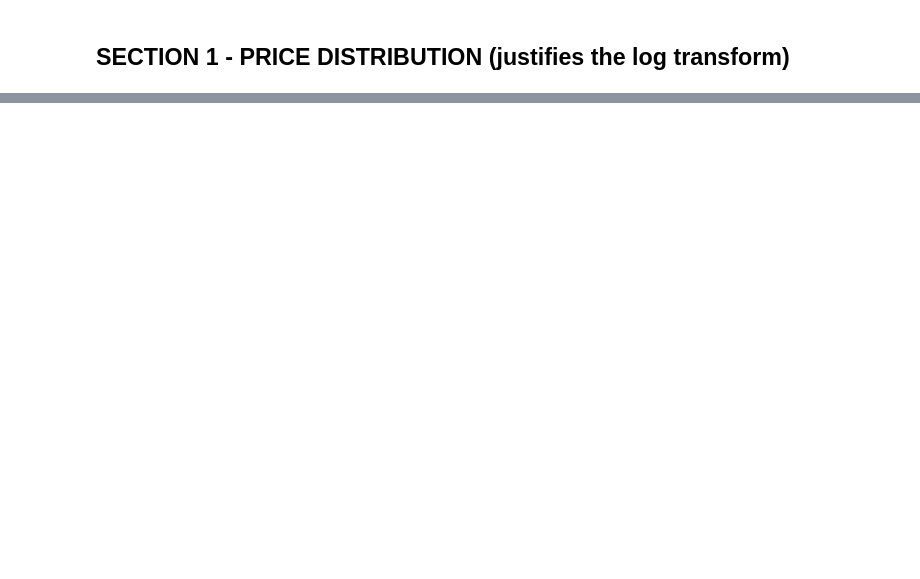
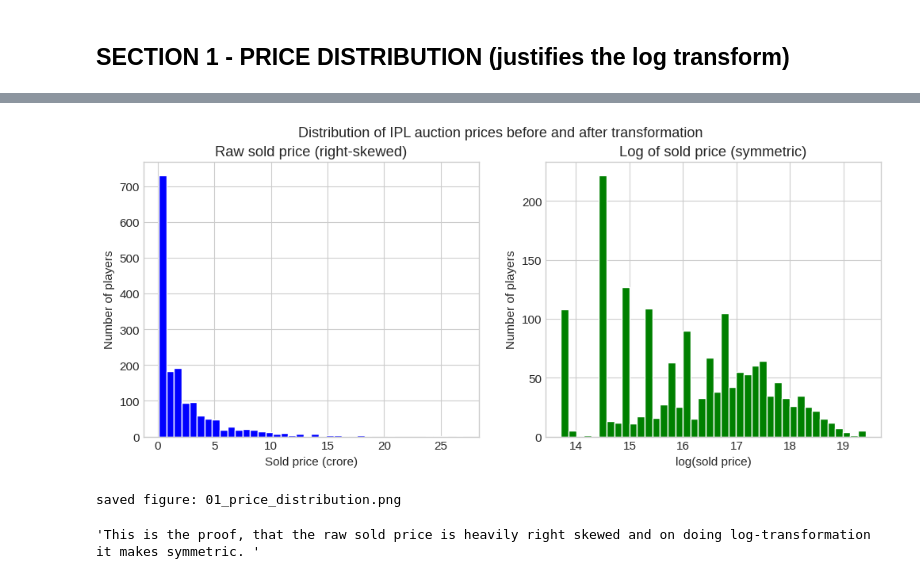
Before and after one commit to DarshilTheCoder/Final-Year-Project, a Jupyter notebook: pythoncodes/eda_ipl_auction.ipynb, the cells around one changed output, grey strips where cells are left out. Saved outputs shown, nothing was run; the diff lists cells and outputs as text; code cells hidden in the pictures; blank space fills up the shorter version.

```diff
--- a/pythoncodes/eda_ipl_auction.ipynb
+++ b/pythoncodes/eda_ipl_auction.ipynb
@@ -30,17 +12,9 @@ import matplotlib.pyplot as plt
 # %%
-# Absolute paths in your usual style. Edit the two lines to match your machine.
-# (A relative path like r"..\processed_data\..." also works if you run this
-#  file from your pythoncodes folder with processed_data as a sibling.)
-DATA_PATH = r"D:\DataEngineering\Final Year Project\processed_data\final_modelling_ready_dataset.csv"
-OUTPUT_DIR = r"D:\DataEngineering\Final Year Project\processed_data\eda_outputs"
 
-# Create the output folder if it does not exist yet
+DATA_PATH = r"/content/final_modelling_ready_dataset.csv"
+OUTPUT_DIR = r"/content/images"
+
 os.makedirs(OUTPUT_DIR, exist_ok=True)
-
-# Make the figures look clean (falls back to default if the style is missing)
-try:
-    plt.style.use("seaborn-v0_8-whitegrid")
-except Exception:
-    pass
-plt.rcParams["savefig.dpi"] = 200      # high resolution for the thesis
+plt.style.use("seaborn-v0_8-whitegrid")
+plt.rcParams["savefig.dpi"] = 200
 plt.rcParams["font.size"] = 11
@@ -92,16 +135,19 @@ print(price_summary.round(3))
 # %%
-# 1b. Two histograms side by side: raw price vs log price
-fig, axes = plt.subplots(1, 2, figsize=(12, 4.5))
 
-axes[0].hist(priced["price_cr"].dropna(), bins=40, color="#4C72B0", edgecolor="white")
+figure,axes = plt.subplots(1,2,figsize=(12,4.5))
+axes[0].hist(priced['sold_price_cr'].dropna(), bins=40, color="blue", edgecolor="white")
 axes[0].set_title("Raw sold price (right-skewed)")
 axes[0].set_xlabel("Sold price (crore)")
 axes[0].set_ylabel("Number of players")
 
-axes[1].hist(priced["log_price"].dropna(), bins=40, color="#55A868", edgecolor="white")
+axes[1].hist(priced['log_price'].dropna(), bins=40, color="green", edgecolor="white")
 axes[1].set_title("Log of sold price (symmetric)")
 axes[1].set_xlabel("log(sold price)")
 axes[1].set_ylabel("Number of players")
 
-fig.suptitle("Distribution of IPL auction prices", fontsize=13)
-save(fig, "01_price_distribution.png")
+figure.suptitle("Distribution of IPL auction prices before and after transformation", fontsize=13)
+save(figure, "01_price_distribution.png")
+# %% [output]
+[figure, added]
+saved figure: 01_price_distribution.png
+'This is the proof, that the raw sold price is heavily right skewed and on doing log-transformation it makes symmetric. '
```
Also changed, not shown: parts of 47 cells of this notebook, 19 other files.
